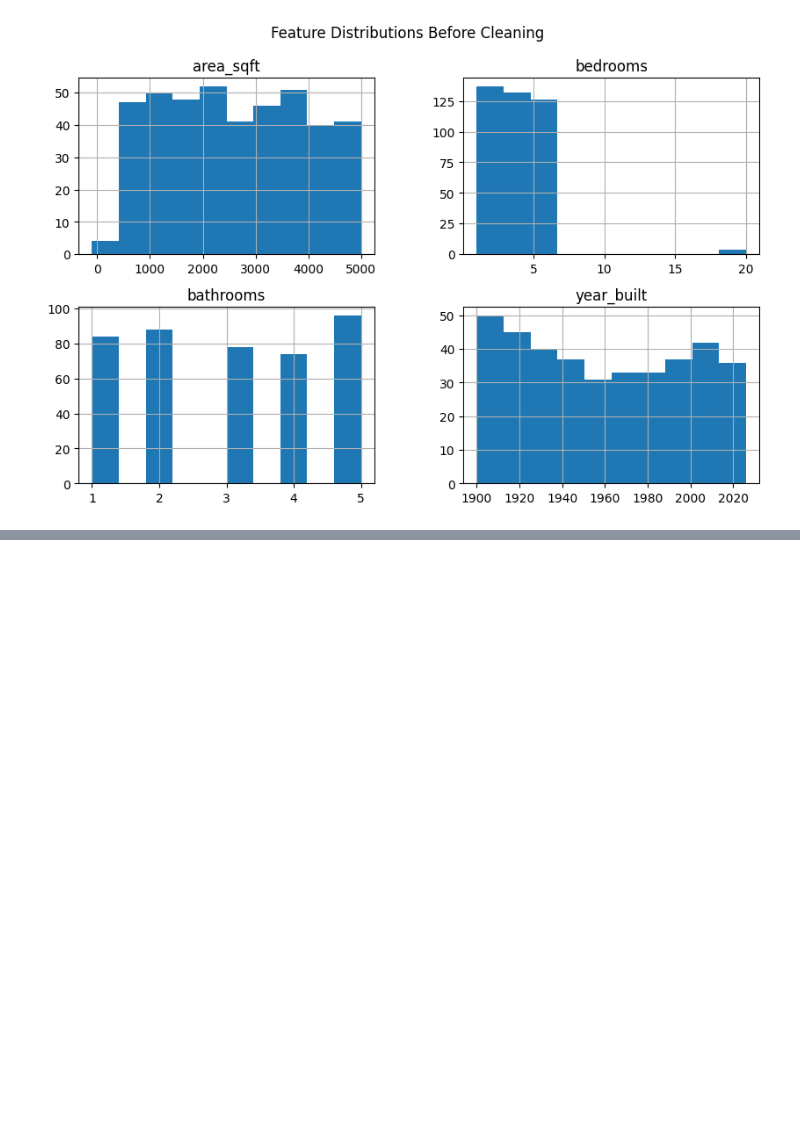
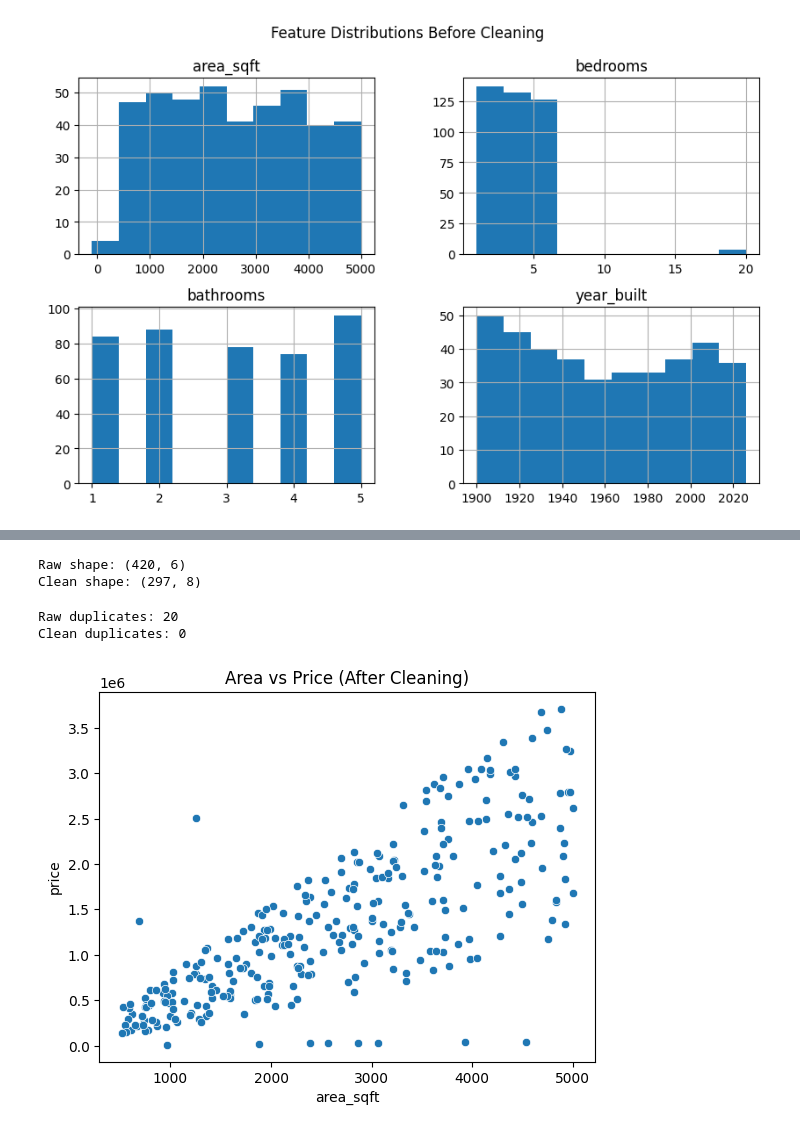
Before and after one commit to Static1016/Data-Cleaning-and-Quality-Analysis-Pipeline, a Jupyter notebook: notebook/exploration.ipynb, the cells around one changed output, grey strips where cells are left out. Saved outputs shown, nothing was run; the diff lists cells and outputs as text; code cells hidden in the pictures; blank space fills up the shorter version.

Commit message:
Data cleaned and outputs are displayed in the outputs folder.

```diff
--- a/notebook/exploration.ipynb
+++ b/notebook/exploration.ipynb
@@ -98,3 +98,7 @@ plt.suptitle("Feature Distributions Before Cleaning")
 plt.show()
 # %% [output]
 [figure]
+# %%
+# After cleaning dataset
+raw_df = pd.read_csv('../data/raw/messy_housing_data.csv')
+clean_df = pd.read_csv('../data/cleaned/housing_cleaned.csv')
@@ -100,0 +118,18 @@ plt.show()
+# %%
+print("Raw shape:", raw_df.shape)
+print("Clean shape:", clean_df.shape)
+# %% [output]
+Raw shape: (420, 6)
+Clean shape: (297, 8)
+# %%
+print("Raw duplicates:", raw_df.duplicated().sum())
+print("Clean duplicates:", clean_df.duplicated().sum())
+# %% [output]
+Raw duplicates: 20
+Clean duplicates: 0
+# %%
+sns.scatterplot(data=clean_df, x="area_sqft", y="price")
+plt.title("Area vs Price (After Cleaning)")
+plt.show()
+# %% [output]
+[figure, added]
```
Also changed, not shown: parts of 10 cells of this notebook, 14 other files.
